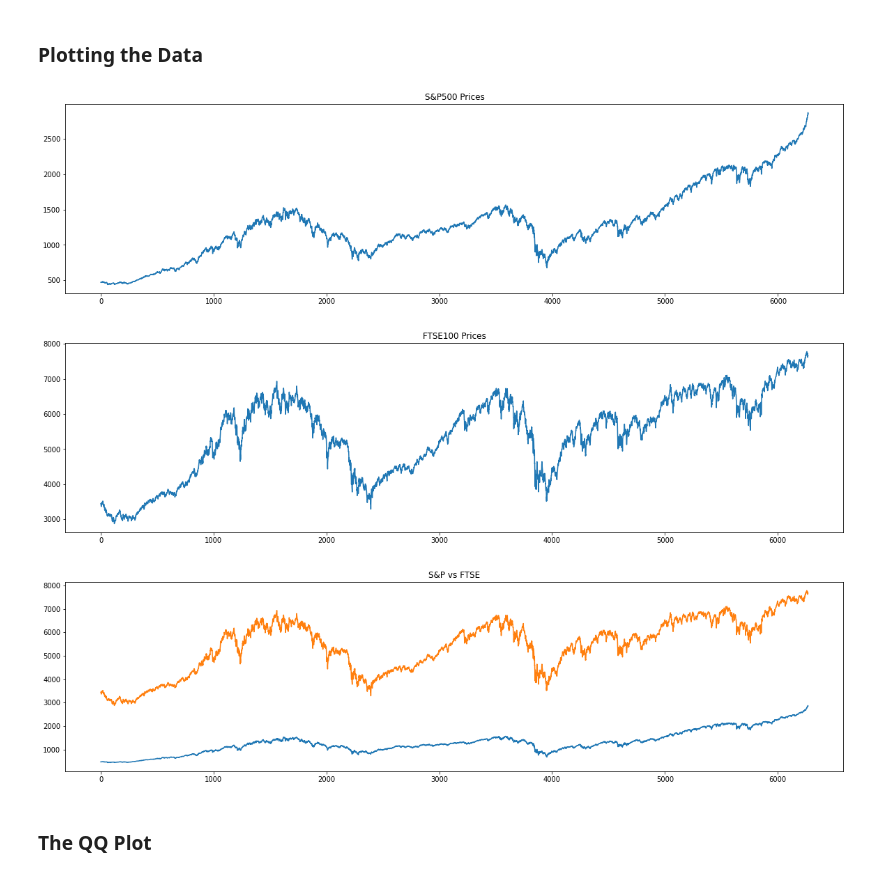
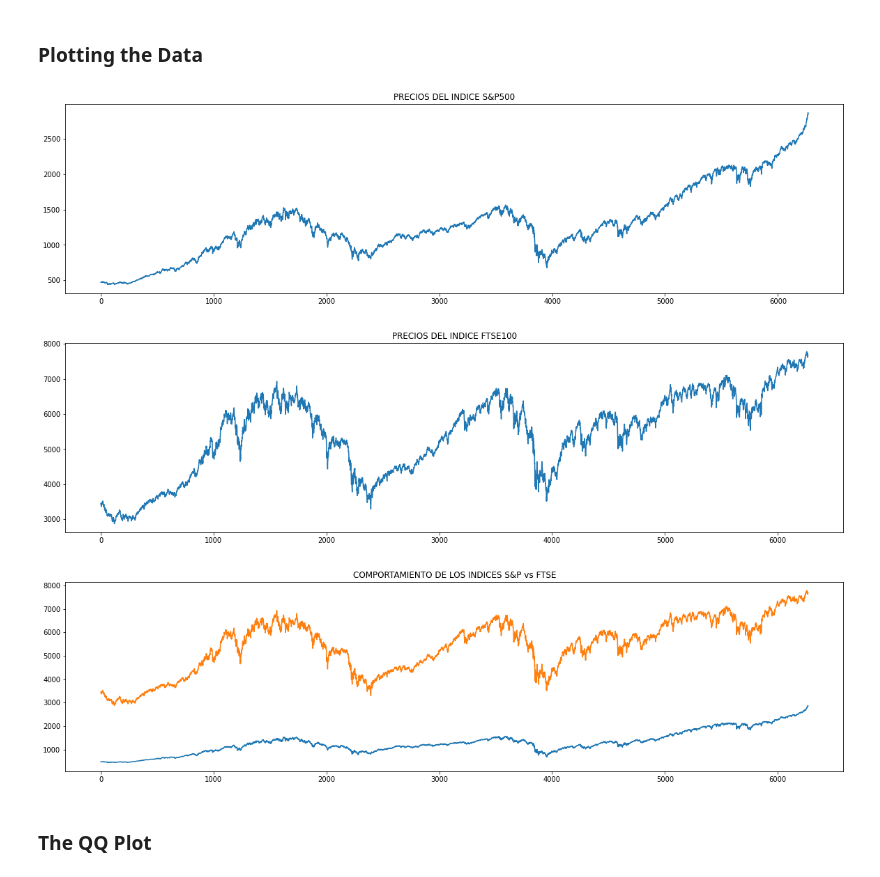
Before and after one commit to samluis81/curso-series-temporales, a Jupyter notebook: 1. Introduccion a las series temporales/Python/1_Python_Introducción_a_las_series_temporales.ipynb, the cells around one changed output. Cells and saved outputs as stored; diff of their text form; code cells hidden in the pictures.

```diff
--- a/1. Introduccion a las series temporales/Python/1_Python_Introducción_a_las_series_temporales.ipynb
+++ b/1. Introduccion a las series temporales/Python/1_Python_Introducción_a_las_series_temporales.ipynb
@@ -92,22 +92,22 @@ df_comp.spx.isna().sum()
 # %%
 import matplotlib.pyplot as plt
 # %%
-df_comp.spx.plot(figsize=(20,5), title = "S&P500 Prices")
+df_comp.spx.plot(figsize=(20,5), title = "PRECIOS DEL INDICE S&P500")
 plt.show()
 # %% [output]
-[figure, old version]
+[figure, new version]
 # %%
-df_comp.ftse.plot(figsize=(20,5), title = "FTSE100 Prices")
+df_comp.ftse.plot(figsize=(20,5), title = "PRECIOS DEL INDICE FTSE100")
 plt.show()
 # %% [output]
-[figure, old version]
+[figure, new version]
 # %%
 df_comp.spx.plot(figsize=(20,5), title = "S&P500 Prices")
 df_comp.ftse.plot(figsize=(20,5), title = "FTSE100 Prices")
-plt.title("S&P vs FTSE")
+plt.title("COMPORTAMIENTO DE LOS INDICES S&P vs FTSE")
 plt.show()
 # %% [output]
-[figure, old version]
+[figure, new version]
 # %% [markdown]
 ### The QQ Plot
 # %%
```
Also changed, not shown: parts of 1 cell of this notebook.
